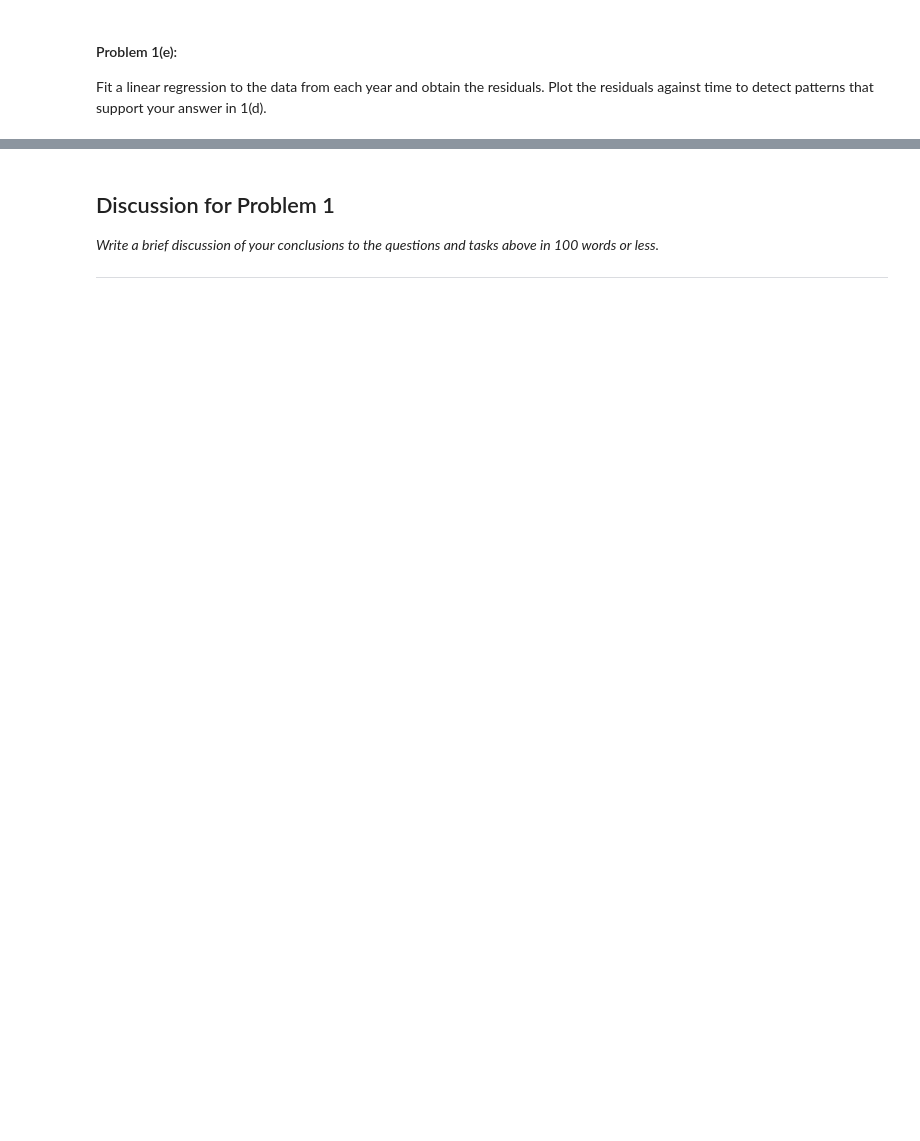
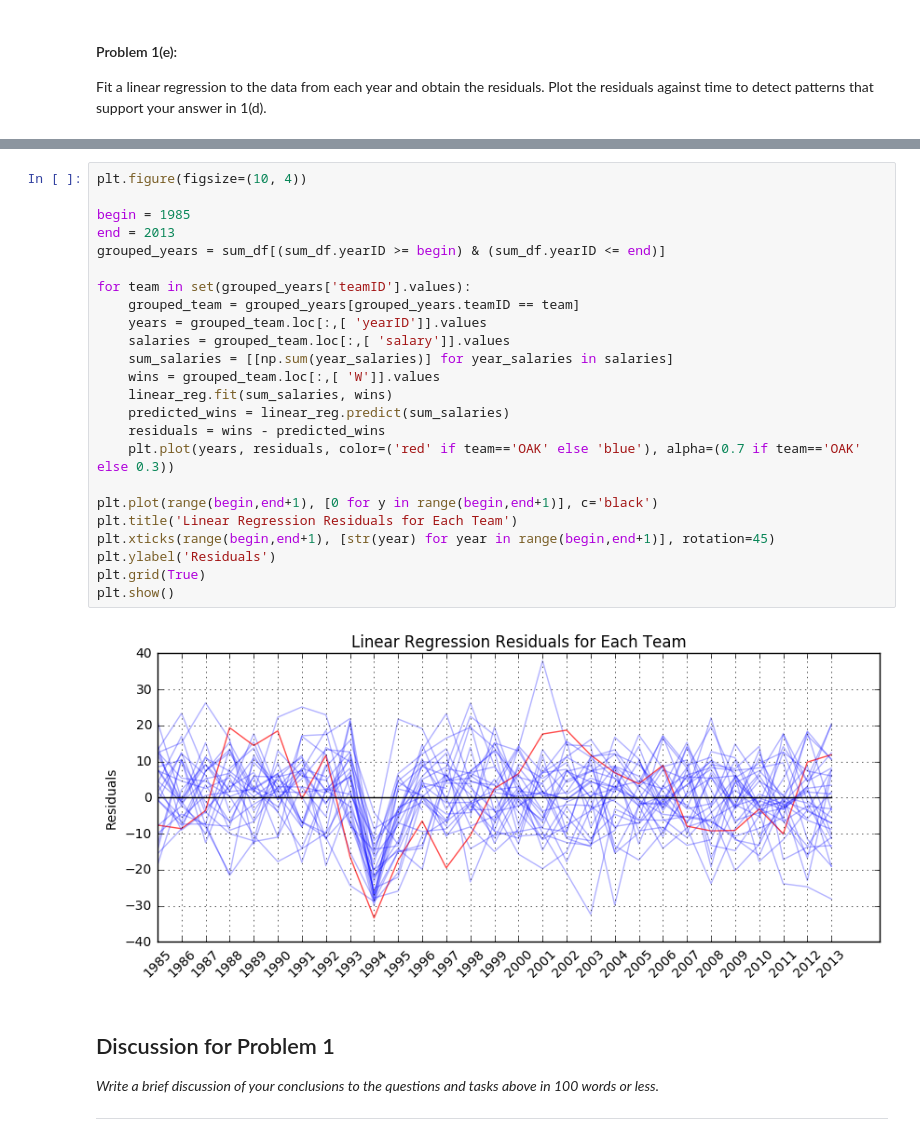
Before and after one commit to anshullahoti/Intro-Data-Science, a Jupyter notebook: Unit1/Homework1/Brandon-Chin-HW1Prob1.ipynb, the cells around one changed output, grey strips where cells are left out. Cells and saved outputs as stored; diff of their text form; blank space fills up the shorter version.

```diff
--- a/Unit1/Homework1/Brandon-Chin-HW1Prob1.ipynb
+++ b/Unit1/Homework1/Brandon-Chin-HW1Prob1.ipynb
@@ -139,3 +197,29 @@ Fit a linear regression to the data from each year and obtain the residuals. Plo
+# %%
+plt.figure(figsize=(10, 4))
+
+begin = 1985
+end = 2013
+grouped_years = sum_df[(sum_df.yearID >= begin) & (sum_df.yearID <= end)]
+
+for team in set(grouped_years['teamID'].values):
+    grouped_team = grouped_years[grouped_years.teamID == team]
+    years = grouped_team.loc[:,[ 'yearID']].values
+    salaries = grouped_team.loc[:,[ 'salary']].values
+    sum_salaries = [[np.sum(year_salaries)] for year_salaries in salaries]
+    wins = grouped_team.loc[:,[ 'W']].values
+    linear_reg.fit(sum_salaries, wins)
+    predicted_wins = linear_reg.predict(sum_salaries)
+    residuals = wins - predicted_wins
+    plt.plot(years, residuals, color=('red' if team=='OAK' else 'blue'), alpha=(0.7 if team=='OAK' else 0.3))
+
+plt.plot(range(begin,end+1), [0 for y in range(begin,end+1)], c='black')
+plt.title('Linear Regression Residuals for Each Team')
+plt.xticks(range(begin,end+1), [str(year) for year in range(begin,end+1)], rotation=45)
+plt.ylabel('Residuals')
+plt.grid(True)
+plt.show()
+# %% [output]
+[figure, added]
 # %% [markdown]
 ## Discussion for Problem 1
 
```
Also changed, not shown: parts of 9 cells of this notebook.
